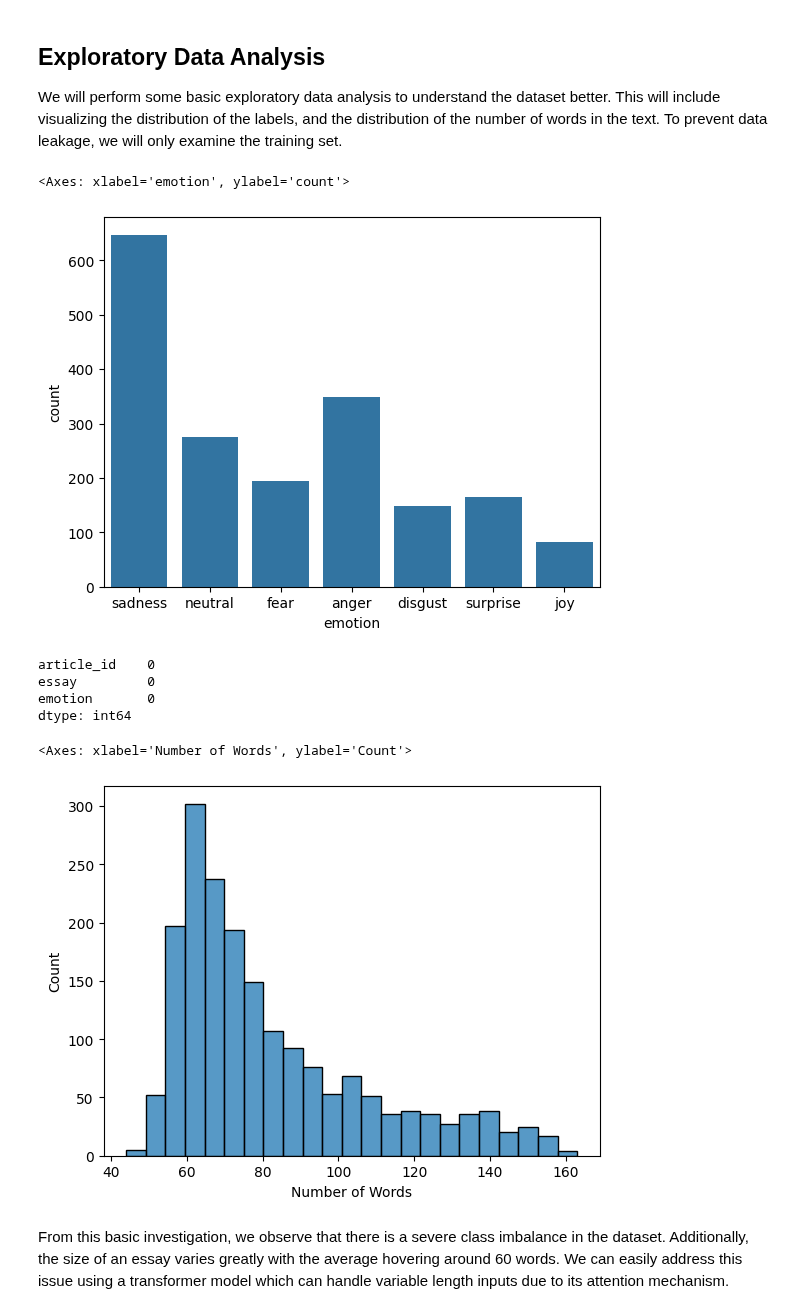
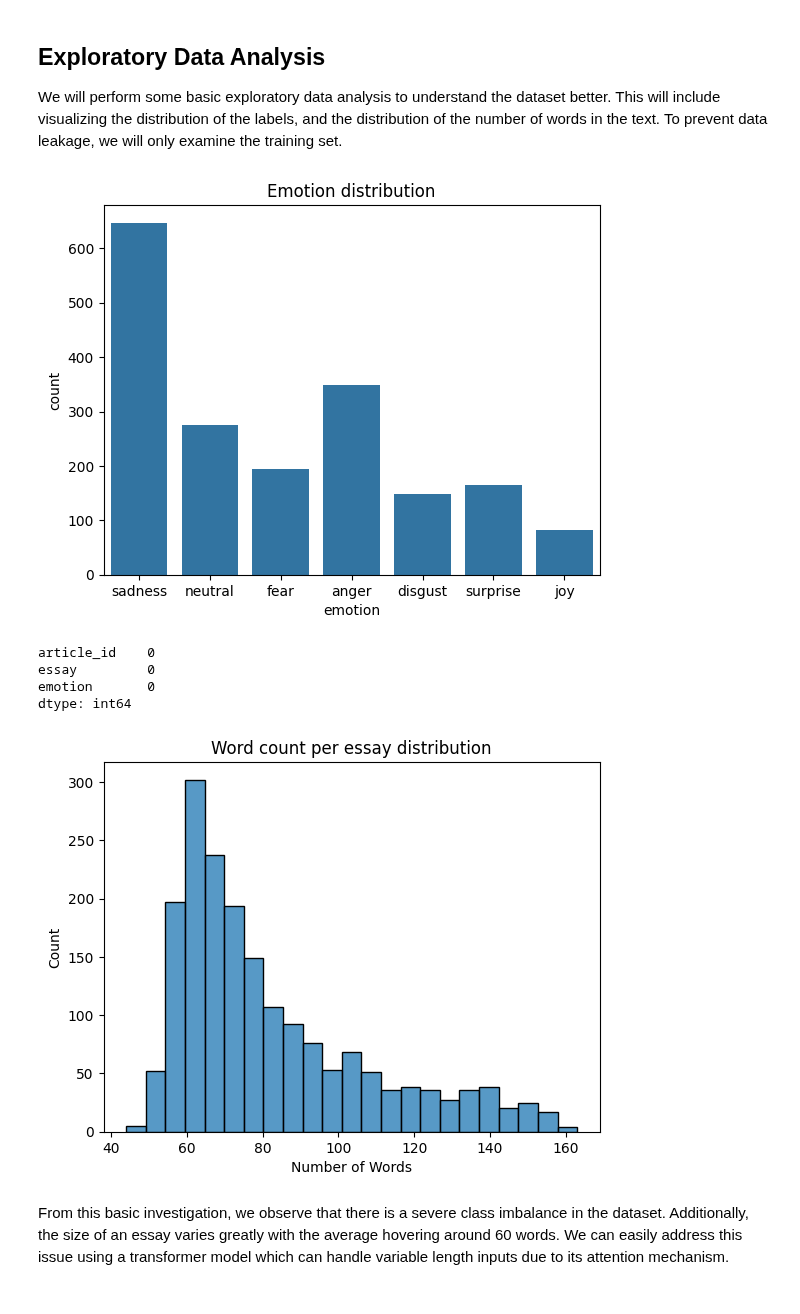
Before and after one commit to Jazhyc/nlp-2024, a Jupyter notebook: emotion_classification_swa.ipynb, the cells around one changed output. Cells and saved outputs as stored; diff of their text form; code cells hidden in the pictures.

```diff
--- a/emotion_classification_swa.ipynb
+++ b/emotion_classification_swa.ipynb
@@ -81,9 +81,12 @@ We will perform some basic exploratory data analysis to understand the dataset b
 # %%
 # Plot the distribution of the emotions, emotion is a categorical variable
 sns.countplot(x=train['emotion'])
+
+# Add title
+plt.title('Emotion distribution')
+plt.show()
 # %% [output]
-<Axes: xlabel='emotion', ylabel='count'>
-[figure, old version]
+[figure, new version]
 # %%
 # Check for NA values
 print(train.isna().sum())
@@ -96,9 +99,12 @@ dtype: int64
 # Plot the distribution of number of words in an essay
 train['Number of Words'] = train['essay'].apply(lambda x: len(x.split()))
 sns.histplot(train['Number of Words'])
+
+# Add title
+plt.title('Word count per essay distribution')
+plt.show()
 # %% [output]
-<Axes: xlabel='Number of Words', ylabel='Count'>
-[figure, old version]
+[figure, new version]
 # %% [markdown]
 From this basic investigation, we observe that there is a severe class imbalance in the dataset. Additionally, the size of an essay varies greatly with the average hovering around 60 words. We can easily address this issue using a transformer model which can handle variable length inputs due to its attention mechanism.
 # %% [markdown]
```
Also changed, not shown: parts of 20 cells of this notebook, 2 other files.
